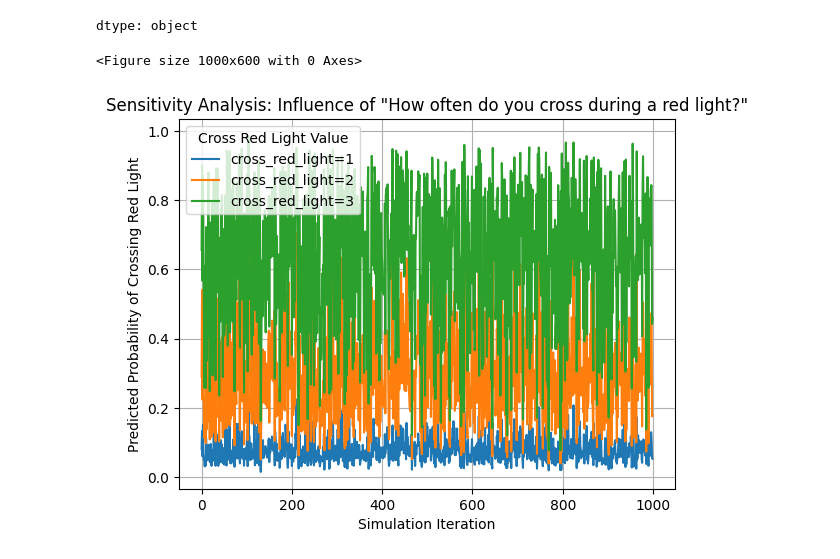
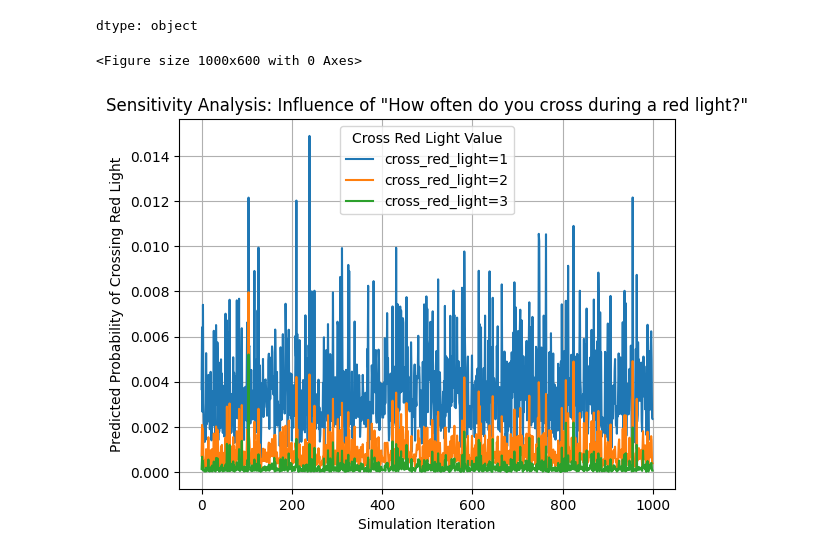
Before and after one commit to Kirtikaa25/redLight, a Jupyter notebook: behavioural_1.ipynb, the cells around one changed output. Drawn from its saved outputs; the diff is of its cells as text; code cells hidden in the pictures.

```diff
--- a/behavioural_1.ipynb
+++ b/behavioural_1.ipynb
@@ -193,7 +193,6 @@ dtype: object
 # %%
 import numpy as np
 import pandas as pd
-import statsmodels.api as sm
 import matplotlib.pyplot as plt
 
 # Set random seed for reproducibility
@@ -202,52 +201,52 @@ np.random.seed(42)
 # Number of simulations
 n_simulations = 1000
 
-# Coefficients from your previous logit model
+# Coefficients from your previous logit model (NEGATE the cross_red_light coefficient)
 coeffs = {
     "const": -0.6078,
     "reaction_to_red_light": -1.9269,
     "hours_driving_per_day": 0.1427,
-    "cross_red_light": 1.5831
+    "cross_red_light": -1.5831  # Negate this to reverse the trend
 }
 
-# Standard deviations for random effects (we'll assume random normal distribution for the coefficients)
+# Standard deviations for random effects
 std_devs = {
-    "reaction_to_red_light": 0.2,  # Example standard deviation for the random effect
+    "reaction_to_red_light": 0.2,
     "cross_red_light": 0.3
 }
 
-# Define a range for the most influential parameter (e.g., "How often do you cross during a red light?")
-cross_red_light_values = np.array([1, 2, 3])  # Example values (scale of 1-3)
+# Keep the original scale (1 = Always crosses, 3 = Rarely crosses)
+cross_red_light_values = np.array([1, 2, 3])
 
-# Generate random draws for the coefficients (we'll assume normal distribution for simplicity)
-simulated_coeffs = np.zeros((n_simulations, 4))  # 1000 simulations for 4 coefficients
+# Generate random draws for the coefficients
+simulated_coeffs = np.zeros((n_simulations, 4))
 
 for i in range(n_simulations):
     simulated_coeffs[i, 0] = coeffs["const"]
     simulated_coeffs[i, 1] = np.random.normal(coeffs["reaction_to_red_light"], std_devs["reaction_to_red_light"])
     simulated_coeffs[i, 2] = coeffs["hours_driving_per_day"]
     simulated_coeffs[i, 3] = np.random.normal(coeffs["cross_red_light"], std_devs["cross_red_light"])
 
-# Simulate the probability for each combination of random effects and "cross_red_light" values
+# Simulate the probability for each cross_red_light value
 predicted_probs = []
 
 for value in cross_red_light_values:
-    logit = simulated_coeffs[:, 0] + simulated_coeffs[:, 1] * 2 + simulated_coeffs[:, 2] * 2 + simulated_coeffs[:, 3] * value  # Using example values for other variables
-    prob = 1 / (1 + np.exp(-logit))  # Logistic function to get probabilities
+    logit = simulated_coeffs[:, 0] + simulated_coeffs[:, 1] * 2 + simulated_coeffs[:, 2] * 2 + simulated_coeffs[:, 3] * value
+    prob = 1 / (1 + np.exp(-logit))  # Logistic function
     predicted_probs.append(prob)
 
 # Convert results into DataFrame for easier visualization
 predicted_probs_df = pd.DataFrame(predicted_probs).T
 predicted_probs_df.columns = [f"cross_red_light={value}" for value in cross_red_light_values]
 
 # Plot the sensitivity analysis
 plt.figure(figsize=(10, 6))
 predicted_probs_df.plot(kind='line', title='Sensitivity Analysis: Influence of "How often do you cross during a red light?"')
 plt.xlabel("Simulation Iteration")
 plt.ylabel("Predicted Probability of Crossing Red Light")
 plt.legend(title="Cross Red Light Value")
 plt.grid(True)
 plt.show()
 # %% [output]
 <Figure size 1000x600 with 0 Axes>
-[figure, old version]
+[figure, new version]
```
Also changed, not shown: parts of 2 cells of this notebook.
